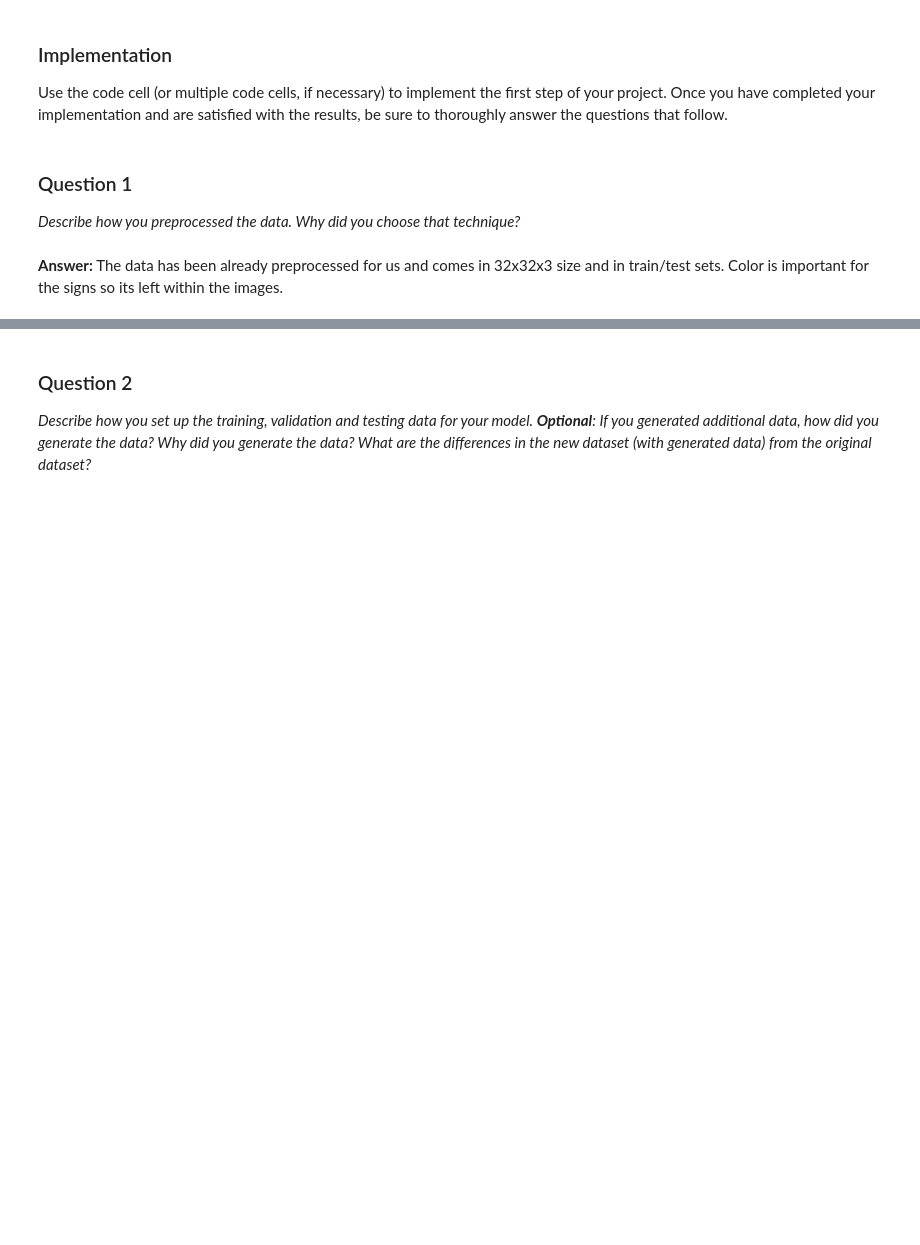
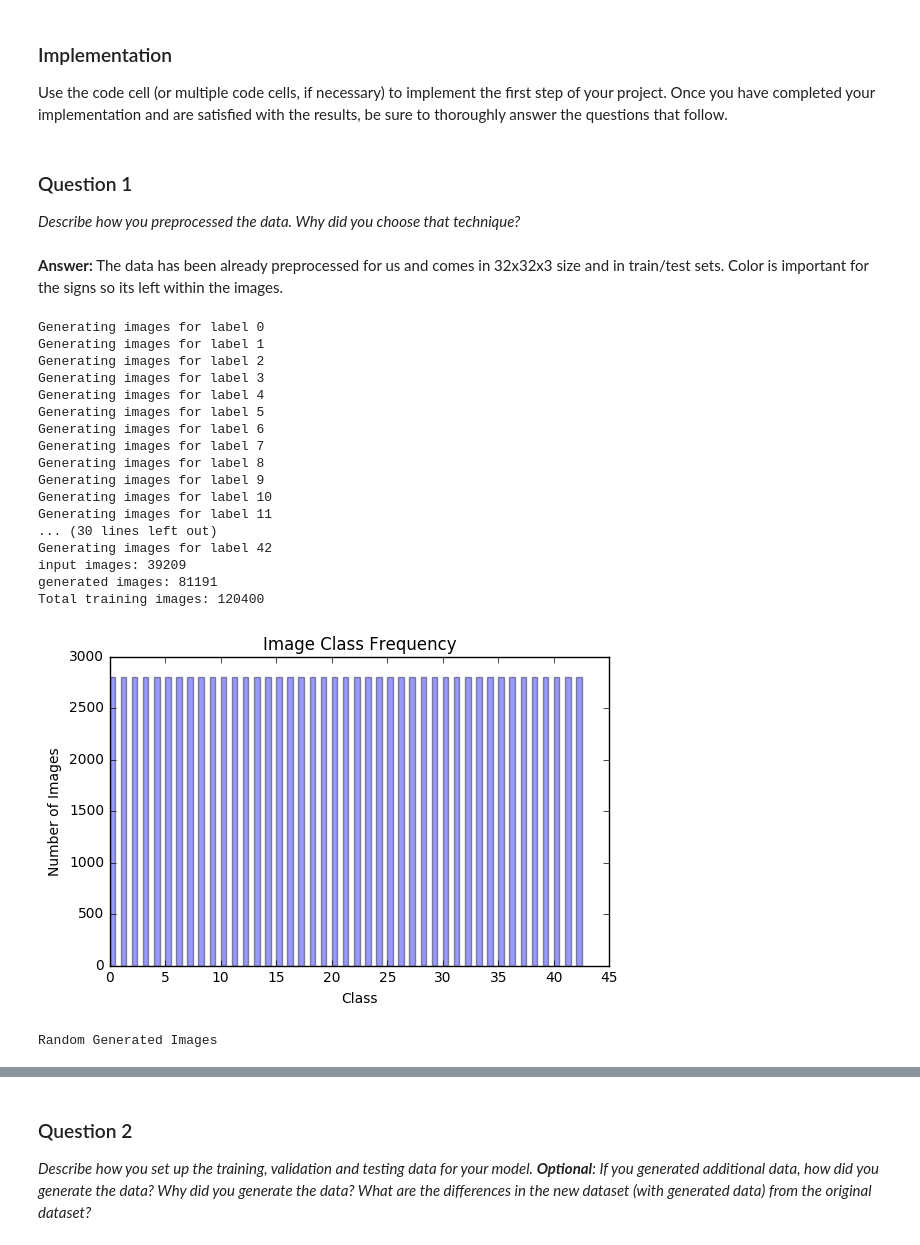
Before and after one commit to tnedev/traffic_sign_classifier, a Jupyter notebook: Traffic_Sign_Classifier.ipynb, the cells around one changed output, grey strips where cells are left out. Saved outputs shown, nothing was run; the diff lists cells and outputs as text; code cells hidden in the pictures; blank space fills up the shorter version.

```diff
--- a/Traffic_Sign_Classifier.ipynb
+++ b/Traffic_Sign_Classifier.ipynb
@@ -250,31 +259,55 @@ def transform_image(img,ang_range,shear_range,trans_range):
 
 image_class_count = 2800
 def generate_images():
     label_counts = collections.Counter(y_train)
     new_x_train = []
     new_y_train = []
     for label in label_counts:
-        print('Generating label: ' + str(label) + ' images')
+        print('Generating images for label ' + str(label))
         images = []
         for i in range(0, len(X_train)):
             if label == y_train[i]:
                 images.append(X_train[i])
         while label_counts.get(label) < image_class_count:
             image = random.choice(images)
             image = transform_image(image,20,10,5)
             if new_x_train:
                 new_x_train.append(image)
             else:
                 new_x_train = [image]
             new_y_train.append(label)
             label_counts[label]+=1
     return new_x_train, new_y_train
 
 new_x_train, new_y_train = generate_images()
 print('input images: ' + str(len(X_train)))
 print('generated images: ' + str(len(new_x_train)))
 
 X_train = np.append(X_train, new_x_train).reshape((-1,32,32,3))
 y_train = np.append(y_train, new_y_train)
 print('Total training images: ' + str(len(X_train)))
 plot_labels_count(y_train)
+
+# Plot 9 random images from the generated training set
+print("Random Generated Images")
+plot_images(new_x_train, new_y_train, labels)
+# %% [output]
+Generating images for label 0
+Generating images for label 1
+Generating images for label 2
+Generating images for label 3
+Generating images for label 4
+Generating images for label 5
+Generating images for label 6
+Generating images for label 7
+Generating images for label 8
+Generating images for label 9
+Generating images for label 10
+Generating images for label 11
+... (30 lines left out)
+Generating images for label 42
+input images: 39209
+generated images: 81191
+Total training images: 120400
+[figure, added]
+Random Generated Images
```
Also changed, not shown: parts of 31 cells of this notebook, 5 other files.
